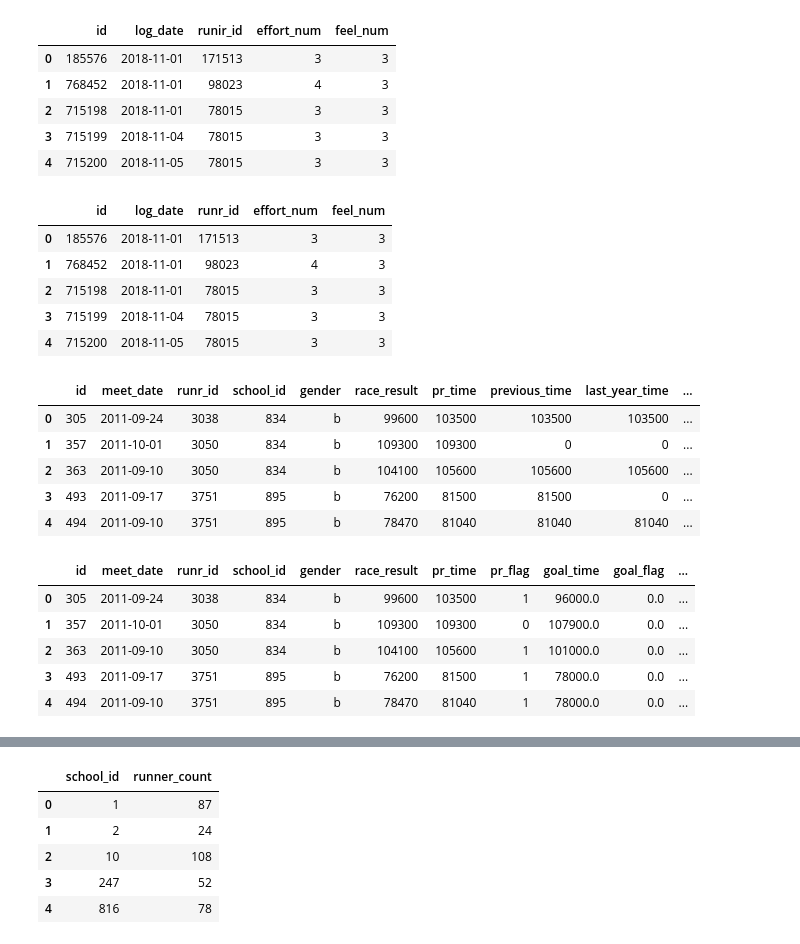
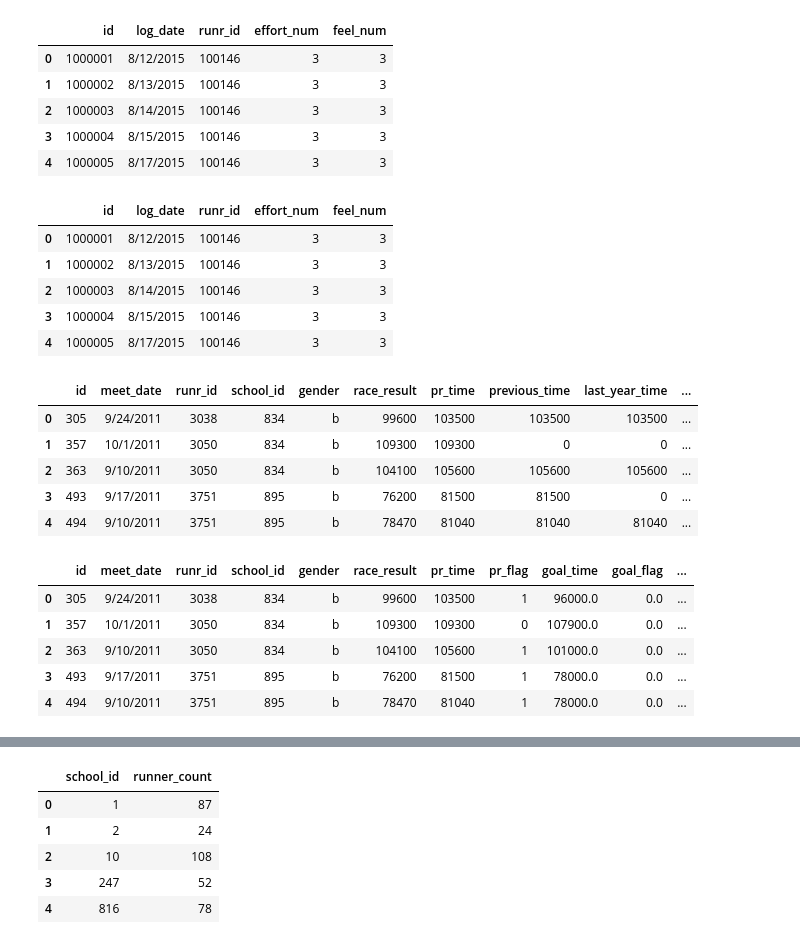
Before and after one commit to DRBrenner/race_performance_final, a Jupyter notebook: transform_data.ipynb, the cells around one changed output, grey strips where cells are left out. Drawn from its saved outputs; the diff is of its cells as text; code cells hidden in the pictures.

```diff
--- a/transform_data.ipynb
+++ b/transform_data.ipynb
@@ -61,26 +84,26 @@ max_effort_log_count_9.head()
 # %%
 #Import data into pandas dataframes
 
-log_11 = pd.read_sql('select * from log_11',connection)
+log_11 = pd.read_csv('db/training_log_part2.csv')
 log_11.head()
 # %% [output]
-|  | id | log_date | runir_id | effort_num | feel_num |
-| 0 | 185576 | 2018-11-01 | 171513 | 3 | 3 |
-| 1 | 768452 | 2018-11-01 | 98023 | 4 | 3 |
-| 2 | 715198 | 2018-11-01 | 78015 | 3 | 3 |
-| 3 | 715199 | 2018-11-04 | 78015 | 3 | 3 |
-| 4 | 715200 | 2018-11-05 | 78015 | 3 | 3 |
+|  | id | log_date | runr_id | effort_num | feel_num |
+| 0 | 1000001 | 8/12/2015 | 100146 | 3 | 3 |
+| 1 | 1000002 | 8/13/2015 | 100146 | 3 | 3 |
+| 2 | 1000003 | 8/14/2015 | 100146 | 3 | 3 |
+| 3 | 1000004 | 8/15/2015 | 100146 | 3 | 3 |
+| 4 | 1000005 | 8/17/2015 | 100146 | 3 | 3 |
 # %%
 # Change misnamed "runir_id" to "runr_id"
 log_11 = log_11.rename(columns = {"runir_id":"runr_id"})
 log_11.head(5)
 # %% [output]
 |  | id | log_date | runr_id | effort_num | feel_num |
-| 0 | 185576 | 2018-11-01 | 171513 | 3 | 3 |
-| 1 | 768452 | 2018-11-01 | 98023 | 4 | 3 |
-| 2 | 715198 | 2018-11-01 | 78015 | 3 | 3 |
-| 3 | 715199 | 2018-11-04 | 78015 | 3 | 3 |
-| 4 | 715200 | 2018-11-05 | 78015 | 3 | 3 |
+| 0 | 1000001 | 8/12/2015 | 100146 | 3 | 3 |
+| 1 | 1000002 | 8/13/2015 | 100146 | 3 | 3 |
+| 2 | 1000003 | 8/14/2015 | 100146 | 3 | 3 |
+| 3 | 1000004 | 8/15/2015 | 100146 | 3 | 3 |
+| 4 | 1000005 | 8/17/2015 | 100146 | 3 | 3 |
 # %%
 # Calculations for November 2018 log data (best athletes before State meet) to be charted or added to results table
 log_count_11 = log_11.groupby(['runr_id']).count()["effort_num"].reset_index()
@@ -95,28 +118,29 @@ max_effort_log_count_11 = max_effort_11.groupby(['runr_id']).count()["effort_num
 max_effort_log_count_11 = max_effort_log_count_11.rename(columns = {"effort_num":"max_effort_log_entries_nov"})
 #max_effort_log_count_11.head()
 # %%
-results_df = pd.read_sql('select * from results_and_goals',connection)
+results_df = pd.read_csv('db/results_and_goals.csv')
 results_df.head()
 # %% [output]
 |  | id | meet_date | runr_id | school_id | gender | race_result | pr_time | previous_time | last_year_time | ... |
-| 0 | 305 | 2011-09-24 | 3038 | 834 | b | 99600 | 103500 | 103500 | 103500 | ... |
-| 1 | 357 | 2011-10-01 | 3050 | 834 | b | 109300 | 109300 | 0 | 0 | ... |
-| 2 | 363 | 2011-09-10 | 3050 | 834 | b | 104100 | 105600 | 105600 | 105600 | ... |
-| 3 | 493 | 2011-09-17 | 3751 | 895 | b | 76200 | 81500 | 81500 | 0 | ... |
-| 4 | 494 | 2011-09-10 | 3751 | 895 | b | 78470 | 81040 | 81040 | 81040 | ... |
+| 0 | 305 | 9/24/2011 | 3038 | 834 | b | 99600 | 103500 | 103500 | 103500 | ... |
+| 1 | 357 | 10/1/2011 | 3050 | 834 | b | 109300 | 109300 | 0 | 0 | ... |
+| 2 | 363 | 9/10/2011 | 3050 | 834 | b | 104100 | 105600 | 105600 | 105600 | ... |
+| 3 | 493 | 9/17/2011 | 3751 | 895 | b | 76200 | 81500 | 81500 | 0 | ... |
+| 4 | 494 | 9/10/2011 | 3751 | 895 | b | 78470 | 81040 | 81040 | 81040 | ... |
 # %%
 # Delete unused columns
 del results_df['previous_time']
 del results_df['last_year_time']
 del results_df['improvement_flag']
+results_df = results_df.rename(columns = {"pg_flag":"goal_flag"})
 results_df.head()
 # %% [output]
 |  | id | meet_date | runr_id | school_id | gender | race_result | pr_time | pr_flag | goal_time | goal_flag | ... |
-| 0 | 305 | 2011-09-24 | 3038 | 834 | b | 99600 | 103500 | 1 | 96000.0 | 0.0 | ... |
-| 1 | 357 | 2011-10-01 | 3050 | 834 | b | 109300 | 109300 | 0 | 107900.0 | 0.0 | ... |
-| 2 | 363 | 2011-09-10 | 3050 | 834 | b | 104100 | 105600 | 1 | 101000.0 | 0.0 | ... |
-| 3 | 493 | 2011-09-17 | 3751 | 895 | b | 76200 | 81500 | 1 | 78000.0 | 0.0 | ... |
-| 4 | 494 | 2011-09-10 | 3751 | 895 | b | 78470 | 81040 | 1 | 78000.0 | 0.0 | ... |
+| 0 | 305 | 9/24/2011 | 3038 | 834 | b | 99600 | 103500 | 1 | 96000.0 | 0.0 | ... |
+| 1 | 357 | 10/1/2011 | 3050 | 834 | b | 109300 | 109300 | 0 | 107900.0 | 0.0 | ... |
+| 2 | 363 | 9/10/2011 | 3050 | 834 | b | 104100 | 105600 | 1 | 101000.0 | 0.0 | ... |
+| 3 | 493 | 9/17/2011 | 3751 | 895 | b | 76200 | 81500 | 1 | 78000.0 | 0.0 | ... |
+| 4 | 494 | 9/10/2011 | 3751 | 895 | b | 78470 | 81040 | 1 | 78000.0 | 0.0 | ... |
 # %%
 # Change Null to "0" in goal columns
 results_df["goal_time"] = results_df['goal_time'].replace(np.nan, 0)
```
Also changed, not shown: parts of 20 cells of this notebook, 1 other file.
